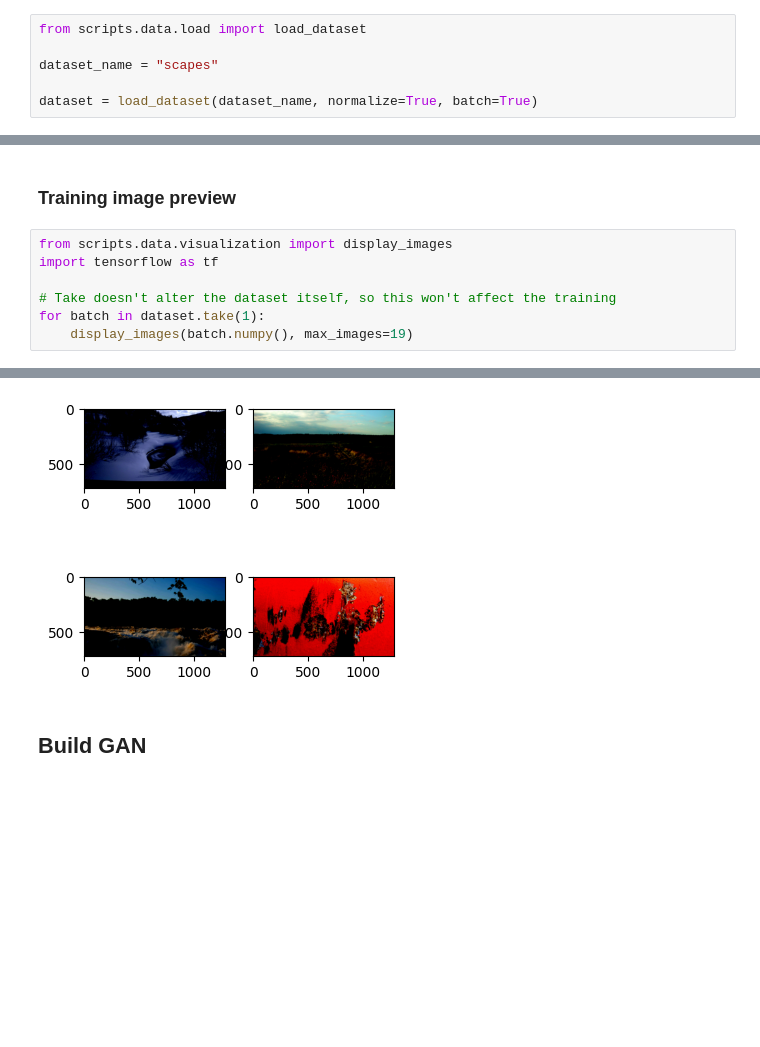
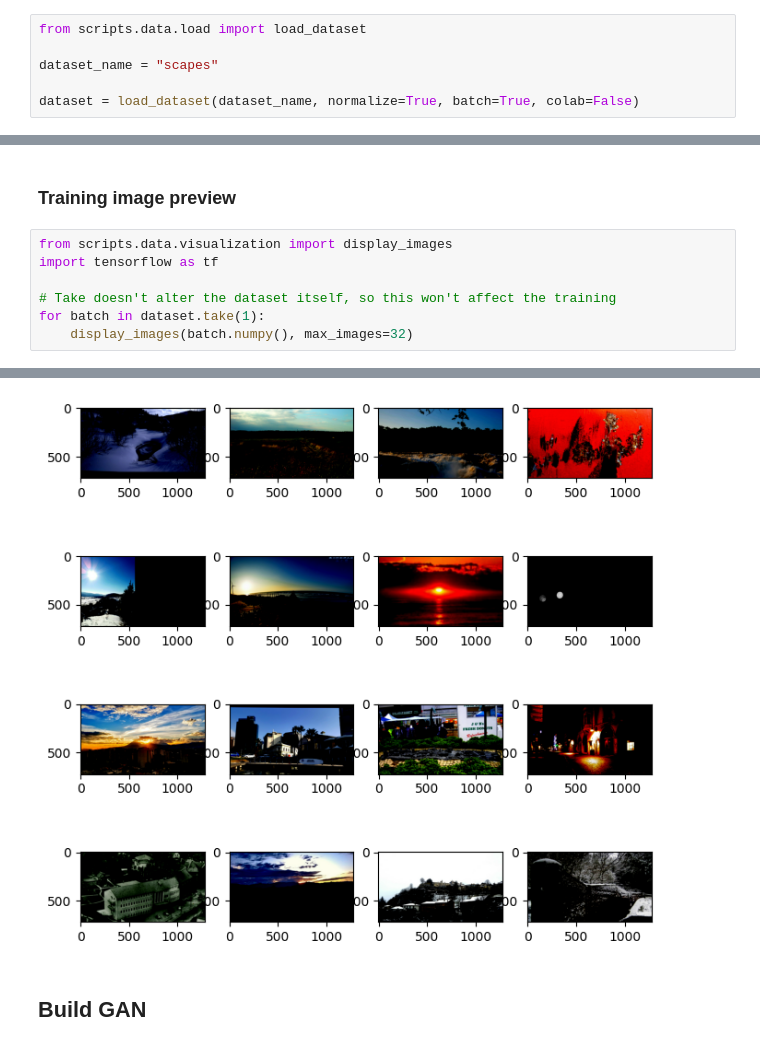
Before and after one commit to Capstone-Fall-22/art-generator, a Jupyter notebook: experiments/DCGAN_experimentation.ipynb, the cells around one changed output, grey strips where cells are left out. Cells and saved outputs as stored; diff of their text form; blank space fills up the shorter version.

```diff
--- a/experiments/DCGAN_experimentation.ipynb
+++ b/experiments/DCGAN_experimentation.ipynb
@@ -14,7 +36,7 @@ from scripts.data.load import load_dataset
 
 dataset_name = "scapes"
 
-dataset = load_dataset(dataset_name, normalize=True, batch=True)
+dataset = load_dataset(dataset_name, normalize=True, batch=True, colab=False)
 # %% [output]
 Found 12000 files belonging to 1 classes.
 # %% [markdown]
@@ -25,7 +47,7 @@ import tensorflow as tf
 
 # Take doesn't alter the dataset itself, so this won't affect the training
 for batch in dataset.take(1):
-    display_images(batch.numpy(), max_images=19)
+    display_images(batch.numpy(), max_images=32)
 # %% [output]
 Clipping input data to the valid range for imshow with RGB data ([0..1] for floats or [0..255] for integers).
 Clipping input data to the valid range for imshow with RGB data ([0..1] for floats or [0..255] for integers).
@@ -34,4 +68,4 @@ Clipping input data to the valid range for imshow with RGB data ([0..1] for floa
-[figure, old version]
+[figure, new version]
 # %% [markdown]
 ## Build GAN
 # %%
```
Also changed, not shown: parts of 7 cells of this notebook, 2 other files.
